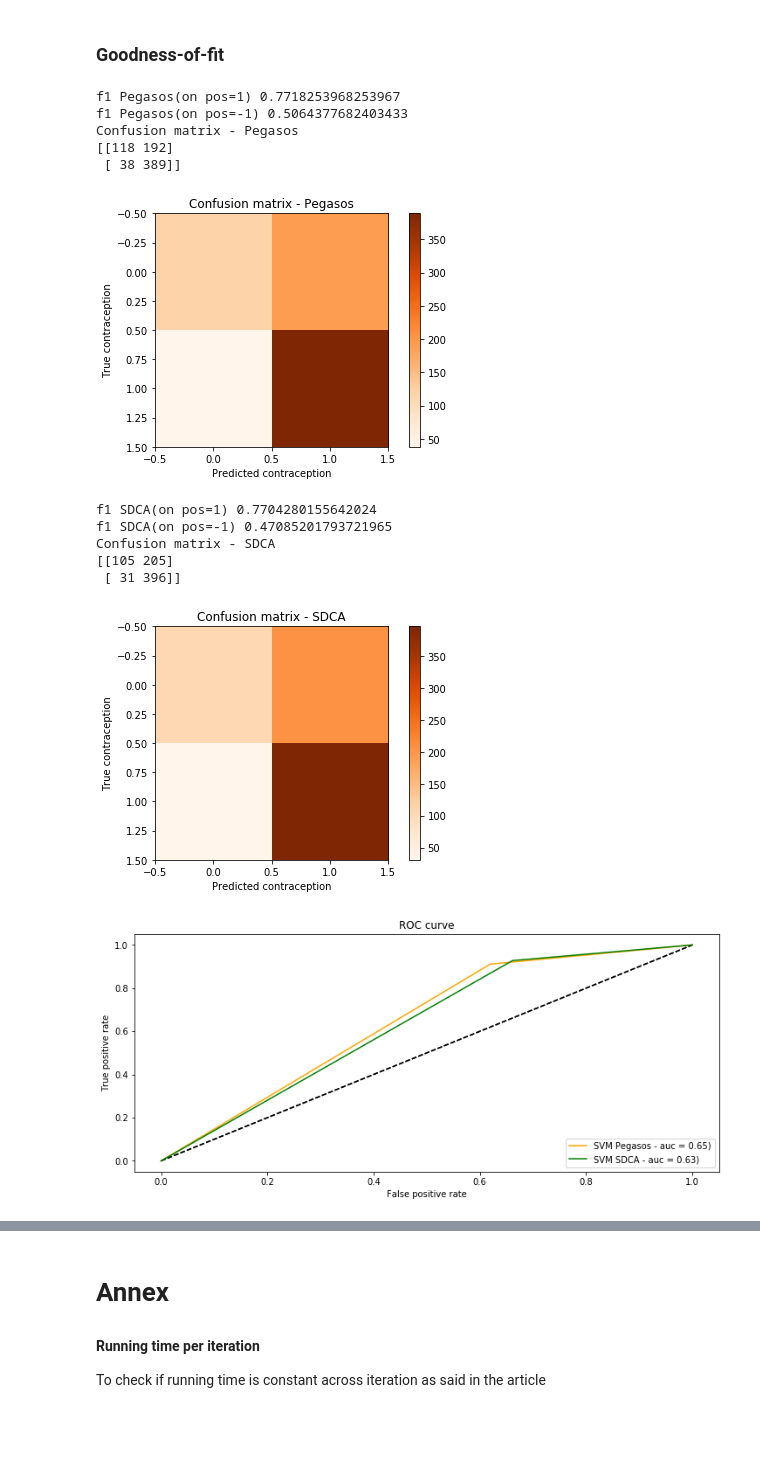
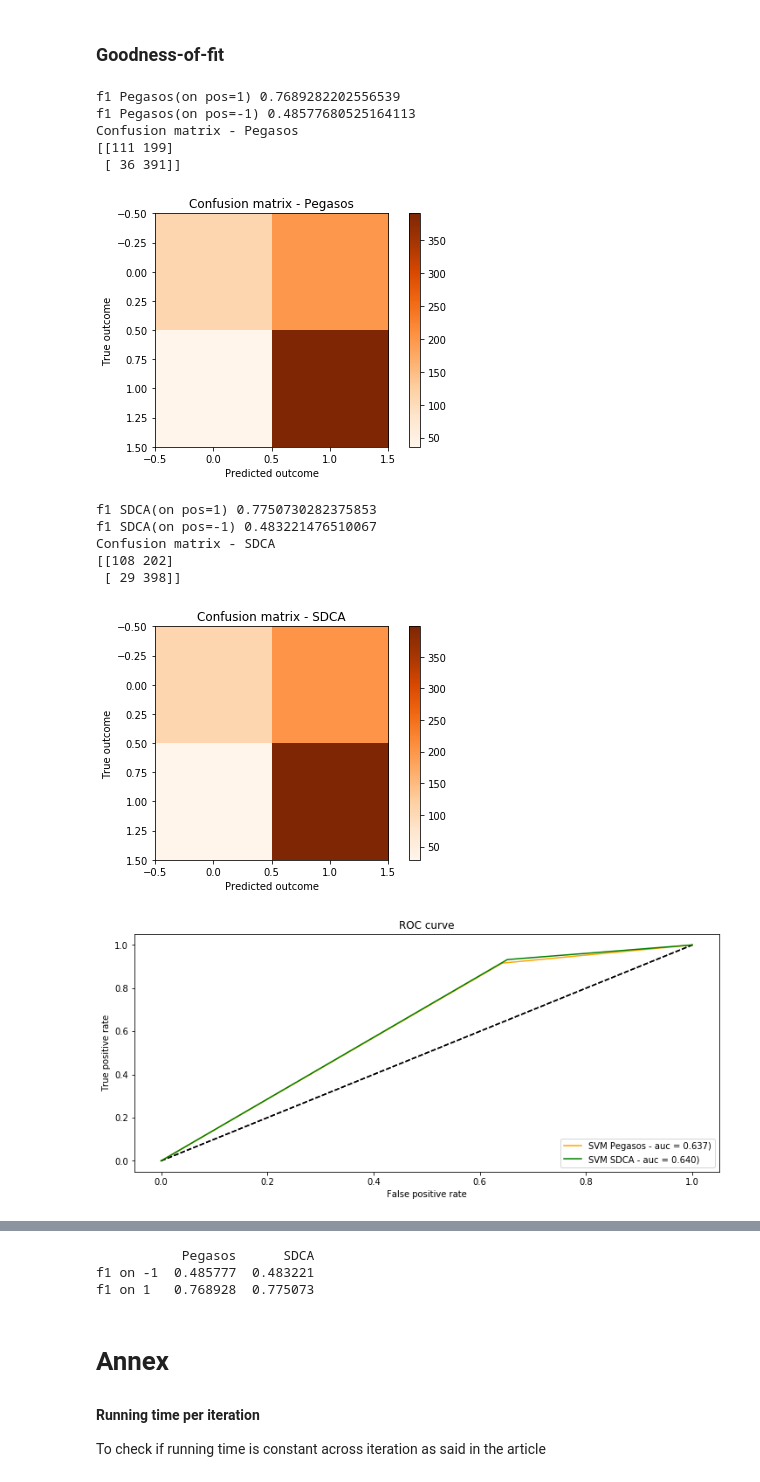
Before and after one commit to gauthier-schweitzer/soadml, a Jupyter notebook: Projet.ipynb, the cells around one changed output, grey strips where cells are left out. Drawn from its saved outputs; the diff is of its cells as text; code cells hidden in the pictures; blank space fills up the shorter version.

```diff
--- a/Projet.ipynb
+++ b/Projet.ipynb
@@ -1068,8 +1068,8 @@ def plot_confusion_matrix(Y,y_pred, label, cmap=plt.cm.Oranges, show_graph=True)
         plt.title(title)
         plt.colorbar()
         plt.tight_layout()
-        plt.ylabel('True contraception')
-        plt.xlabel('Predicted contraception')
+        plt.ylabel('True outcome')
+        plt.xlabel('Predicted outcome')
 
 def plot_roc(Y,Y_pred,label, col='orange'):
     fpr, tpr, _ =metrics.roc_curve(Y, Y_pred)
@@ -1077,7 +1077,7 @@ def plot_roc(Y,Y_pred,label, col='orange'):
 
 
     plt.plot([0, 1], [0, 1], 'k--')
-    plt.plot(fpr, tpr, label='SVM ' +label+ ' - auc = %0.2f)' % roc_auc,color=col)
+    plt.plot(fpr, tpr, label='SVM ' +label+ ' - auc = %0.3f)' % roc_auc,color=col)
 
     plt.xlabel('False positive rate')
     plt.ylabel('True positive rate')
@@ -1299,12 +1299,25 @@ plt.show()
 [figure]
 # %%
 lamb=0.1
-stop_thresh = 0.001
+stop_thresh = 0.01
+n_iter = 20
 
 primal_peg = []
-primal_peg
+primal_sdca = []
+w_peg = []
+w_sdca = []
 
-for i in n_iter:
-    result_peg = pegasos(X_train, Y_train, lamb, stop_thresh= stop_thresh,show_output= False)
-    result_sdca = SDCA(X_train, Y_train, lamb, stop_thresh= stop_thresh, show_output= False)
+for i in range(0,n_iter):
+    peg = pegasos(X_train, Y_train, lamb, stop_thresh= stop_thresh,show_output= False)
+    sdca = SDCA(X_train, Y_train, lamb, stop_thresh= stop_thresh, show_output= False)
+
+    primal_peg.append(peg.primal_val[-1])
+    primal_sdca.append(sdca.primal_loss_track[-1])
+
+    w_peg.append(peg.w)
+    w_sdca.append(sdca.W_bar)
+
+print("Running time (sec)")
+print("Pegasos", np.sum(peg.rtime))
+print("SDCA", np.sum(sdca.timelaps))
 # %% [output]
@@ -1319,32 +1337,34 @@ Primal on validation 0.8596990201585094
+# %%
+result_peg_w = np.mean(w_peg, axis=0)
+result_sdca_w = np.mean(w_sdca, axis=0)
 # %% [markdown]
 ### Goodness-of-fit
 # %%
-y_pred_sdca = np.sign(X_test.dot(result_sdca.W_bar))
-y_pred_peg = np.sign(X_test.dot(result_peg.w))
+y_pred_sdca = np.sign(X_test.dot(result_sdca_w))
+y_pred_peg = np.sign(X_test.dot(result_peg_w))
 # %%
 f1_peg=assessing_accuracy(Y_test, y_pred_peg, "Pegasos")
 f1_sdca=assessing_accuracy(Y_test, y_pred_sdca, "SDCA")
 
 plt.figure(figsize=(12,5))
 plot_roc(Y_test,y_pred_peg, "Pegasos")
 plot_roc(Y_test,y_pred_sdca, "SDCA", col="green")
 plt.show()
 
 
-
 f1 = {'Pegasos': f1_peg, 'SDCA': f1_sdca}
-pd.DataFrame(f1, index= ('f1 on -1', 'f1 on 1'))
+print(pd.DataFrame(f1, index= ('f1 on -1', 'f1 on 1')))
 # %% [output]
-f1 Pegasos(on pos=1) 0.7718253968253967
-f1 Pegasos(on pos=-1) 0.5064377682403433
+f1 Pegasos(on pos=1) 0.7689282202556539
+f1 Pegasos(on pos=-1) 0.48577680525164113
 Confusion matrix - Pegasos
-[[118 192]
- [ 38 389]]
+[[111 199]
+ [ 36 391]]
-[figure, old version]
+[figure, new version]
-f1 SDCA(on pos=1) 0.7704280155642024
-f1 SDCA(on pos=-1) 0.47085201793721965
+f1 SDCA(on pos=1) 0.7750730282375853
+f1 SDCA(on pos=-1) 0.483221476510067
 Confusion matrix - SDCA
-[[105 205]
- [ 31 396]]
+[[108 202]
+ [ 29 398]]
-[figure, old version]
+[figure, new version]
-[figure, old version]
+[figure, new version]
@@ -1354,3 +1371,6 @@ Confusion matrix - SDCA
+           Pegasos      SDCA
+f1 on -1  0.485777  0.483221
+f1 on 1   0.768928  0.775073
 # %% [markdown]
 # Annex
 #### Running time per iteration
```
Also changed, not shown: parts of 3 cells of this notebook.
